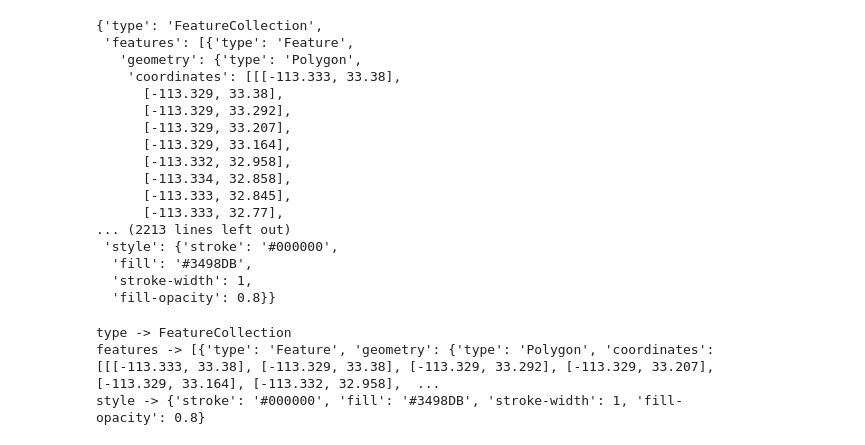
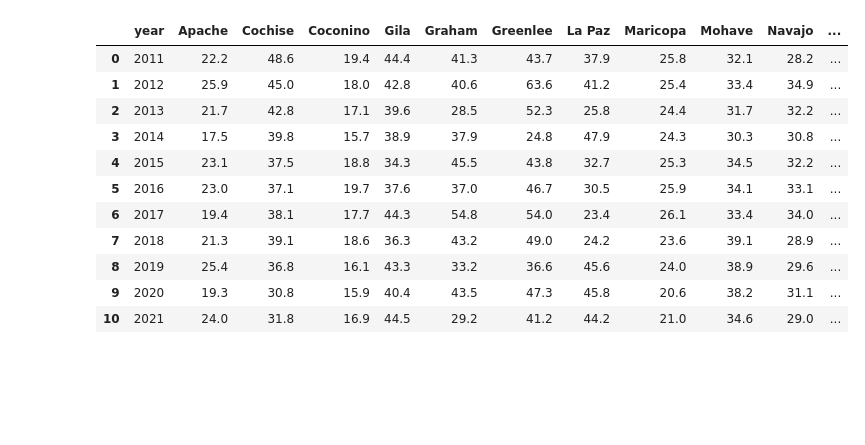
Before and after one commit to Abby-Boulter/Project_3, a Jupyter notebook: arcive_analysis/dakota_analysis/Counties maps/new.ipynb, the cells around one changed output. Drawn from its saved outputs; the diff is of its cells as text; code cells hidden in the pictures; blank space fills up the shorter version.

```diff
--- a/arcive_analysis/dakota_analysis/Counties maps/new.ipynb
+++ b/arcive_analysis/dakota_analysis/Counties maps/new.ipynb
@@ -3,33 +3,19 @@
 import pandas as pd
 import requests
 import json
-# %%
-with open('arizona-with-county-boundaries_1085.geojson') as f:
-  response = json.load(f)
-
-response
-# %% [output]
-{'type': 'FeatureCollection',
- 'features': [{'type': 'Feature',
-   'geometry': {'type': 'Polygon',
-    'coordinates': [[[-113.333, 33.38],
-      [-113.329, 33.38],
-      [-113.329, 33.292],
-      [-113.329, 33.207],
-      [-113.329, 33.164],
-      [-113.332, 32.958],
-      [-113.334, 32.858],
-      [-113.333, 32.845],
-      [-113.333, 32.77],
-... (2213 lines left out)
- 'style': {'stroke': '#000000',
-  'fill': '#3498DB',
-  'stroke-width': 1,
-  'fill-opacity': 0.8}}
-# %%
-for key in response:
-    print(key, '->', response[key])
-# %% [output]
-type -> FeatureCollection
-features -> [{'type': 'Feature', 'geometry': {'type': 'Polygon', 'coordinates': [[[-113.333, 33.38], [-113.329, 33.38], [-113.329, 33.292], [-113.329, 33.207], [-113.329, 33.164], [-113.332, 32.958],  ...
-style -> {'stroke': '#000000', 'fill': '#3498DB', 'stroke-width': 1, 'fill-opacity': 0.8}
+# %%
+EDRates_df = pd.read_csv('../../../data/EDRates35_wide.csv')
+EDRates_df
+# %% [output]
+|  | year | Apache | Cochise | Coconino | Gila | Graham | Greenlee | La Paz | Maricopa | Mohave | Navajo | ... |
+| 0 | 2011 | 22.2 | 48.6 | 19.4 | 44.4 | 41.3 | 43.7 | 37.9 | 25.8 | 32.1 | 28.2 | ... |
+| 1 | 2012 | 25.9 | 45.0 | 18.0 | 42.8 | 40.6 | 63.6 | 41.2 | 25.4 | 33.4 | 34.9 | ... |
+| 2 | 2013 | 21.7 | 42.8 | 17.1 | 39.6 | 28.5 | 52.3 | 25.8 | 24.4 | 31.7 | 32.2 | ... |
+| 3 | 2014 | 17.5 | 39.8 | 15.7 | 38.9 | 37.9 | 24.8 | 47.9 | 24.3 | 30.3 | 30.8 | ... |
+| 4 | 2015 | 23.1 | 37.5 | 18.8 | 34.3 | 45.5 | 43.8 | 32.7 | 25.3 | 34.5 | 32.2 | ... |
+| 5 | 2016 | 23.0 | 37.1 | 19.7 | 37.6 | 37.0 | 46.7 | 30.5 | 25.9 | 34.1 | 33.1 | ... |
+| 6 | 2017 | 19.4 | 38.1 | 17.7 | 44.3 | 54.8 | 54.0 | 23.4 | 26.1 | 33.4 | 34.0 | ... |
+| 7 | 2018 | 21.3 | 39.1 | 18.6 | 36.3 | 43.2 | 49.0 | 24.2 | 23.6 | 39.1 | 28.9 | ... |
+| 8 | 2019 | 25.4 | 36.8 | 16.1 | 43.3 | 33.2 | 36.6 | 45.6 | 24.0 | 38.9 | 29.6 | ... |
+| 9 | 2020 | 19.3 | 30.8 | 15.9 | 40.4 | 43.5 | 47.3 | 45.8 | 20.6 | 38.2 | 31.1 | ... |
+| 10 | 2021 | 24.0 | 31.8 | 16.9 | 44.5 | 29.2 | 41.2 | 44.2 | 21.0 | 34.6 | 29.0 | ... |
```
Also changed, not shown: parts of 2 cells of this notebook.
